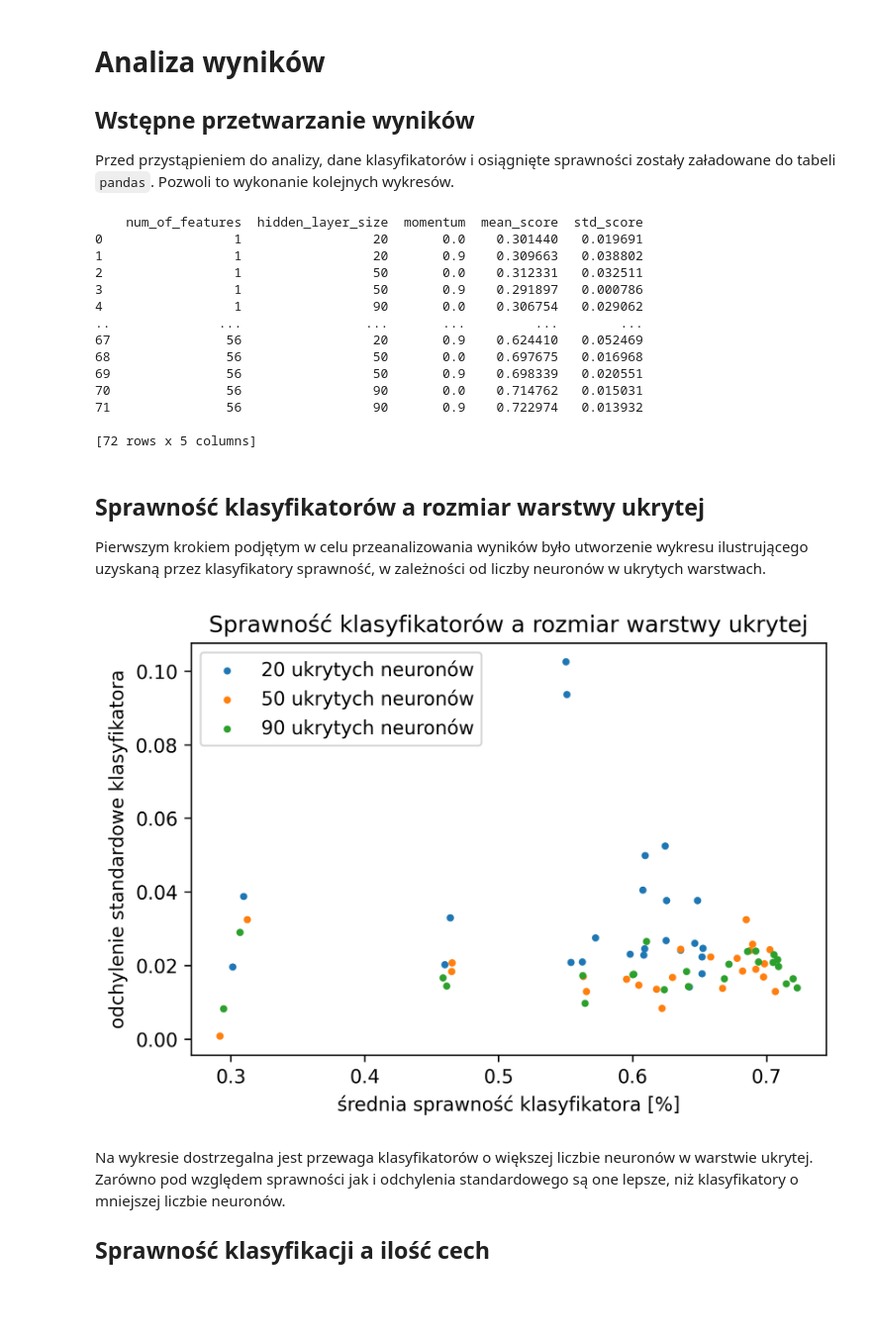
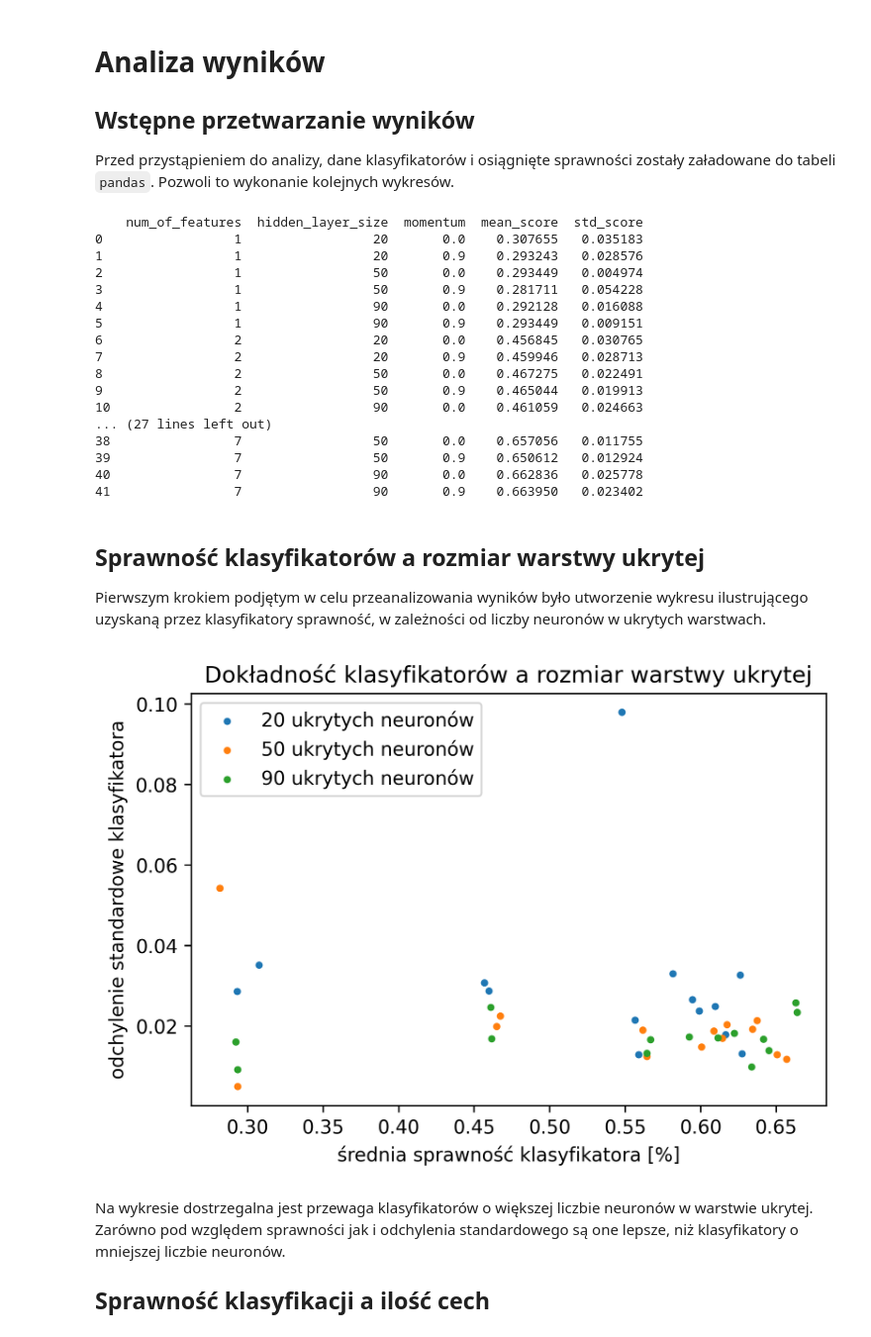
Before and after one commit to Wint3rmute/mtswm2, a Jupyter notebook: src/wstepny_raport.ipynb, the cells around one changed output. Shown: that part at 99% size. Cells and saved outputs as stored; diff of their text form; code cells hidden in the pictures; blank space fills up the shorter version.

```diff
--- a/src/wstepny_raport.ipynb
+++ b/src/wstepny_raport.ipynb
@@ -30,7 +30,7 @@ Badania były przeprowadzane dla różnej
 liczby cech. Poczynając od jednej - najlepszej, według rankingu cech wyznaczonego za pomocą `SelectKBest`,
 kolejno dodawane były kolejne cechy. Nasz zbiór danych miał 59 cech.
 # %%
-FEATURES_RANGE = range(1,60, 5)
+FEATURES_RANGE = range(1,8)
 # %% [markdown]
 Do treningu wykorzystana została sieć jednokierunkowa z jedną warstwą ukrytą.
 Sprawdziliśmy 3 różne liczby neuronów w warstwie ukrytej: 20, 50 oraz 90.
@@ -145,19 +176,22 @@ del results_python_dict
 print(results_pandas)
 # %% [output]
     num_of_features  hidden_layer_size  momentum  mean_score  std_score
-0                 1                 20       0.0    0.301440   0.019691
-1                 1                 20       0.9    0.309663   0.038802
-2                 1                 50       0.0    0.312331   0.032511
-3                 1                 50       0.9    0.291897   0.000786
-4                 1                 90       0.0    0.306754   0.029062
-..              ...                ...       ...         ...        ...
-67               56                 20       0.9    0.624410   0.052469
-68               56                 50       0.0    0.697675   0.016968
-69               56                 50       0.9    0.698339   0.020551
-70               56                 90       0.0    0.714762   0.015031
-71               56                 90       0.9    0.722974   0.013932
-
-[72 rows x 5 columns]
+0                 1                 20       0.0    0.307655   0.035183
+1                 1                 20       0.9    0.293243   0.028576
+2                 1                 50       0.0    0.293449   0.004974
+3                 1                 50       0.9    0.281711   0.054228
+4                 1                 90       0.0    0.292128   0.016088
+5                 1                 90       0.9    0.293449   0.009151
+6                 2                 20       0.0    0.456845   0.030765
+7                 2                 20       0.9    0.459946   0.028713
+8                 2                 50       0.0    0.467275   0.022491
+9                 2                 50       0.9    0.465044   0.019913
+10                2                 90       0.0    0.461059   0.024663
+... (27 lines left out)
+38                7                 50       0.0    0.657056   0.011755
+39                7                 50       0.9    0.650612   0.012924
+40                7                 90       0.0    0.662836   0.025778
+41                7                 90       0.9    0.663950   0.023402
 # %% [markdown]
 ## Sprawność klasyfikatorów a rozmiar warstwy ukrytej
 
@@ -166,29 +200,29 @@ przez klasyfikatory sprawność, w zależności od liczby neuronów w ukrytych w
 # %%
 fig, ax = plt.subplots()
 
 hidden_size_20 = results_pandas[results_pandas['hidden_layer_size'] == 20]
 hidden_size_50 = results_pandas[results_pandas['hidden_layer_size'] == 50]
 hidden_size_90 = results_pandas[results_pandas['hidden_layer_size'] == 90]
 
 datas = [ hidden_size_20, hidden_size_50, hidden_size_90 ]
 labels = [
     '20 ukrytych neuronów',
     '50 ukrytych neuronów',
     '90 ukrytych neuronów',
 ]
 
 for data, label in zip(datas, labels):
     ax.scatter(
         data['mean_score'], data['std_score'], label=label, s=8
     )
 
-plt.title('Sprawność klasyfikatorów a rozmiar warstwy ukrytej')
+plt.title('Dokładność klasyfikatorów a rozmiar warstwy ukrytej')
 ax.set_xlabel('średnia sprawność klasyfikatora [%]')
 ax.set_ylabel('odchylenie standardowe klasyfikatora')
 ax.legend()
 plt.show()
 # %% [output]
-[figure, old version]
+[figure, new version]
 # %% [markdown]
 Na wykresie dostrzegalna jest przewaga klasyfikatorów o większej liczbie neuronów w warstwie ukrytej.
 Zarówno pod względem sprawności jak i odchylenia standardowego są one lepsze, niż klasyfikatory o mniejszej liczbie
```
Also changed, not shown: parts of 8 cells of this notebook, 2 other files.
